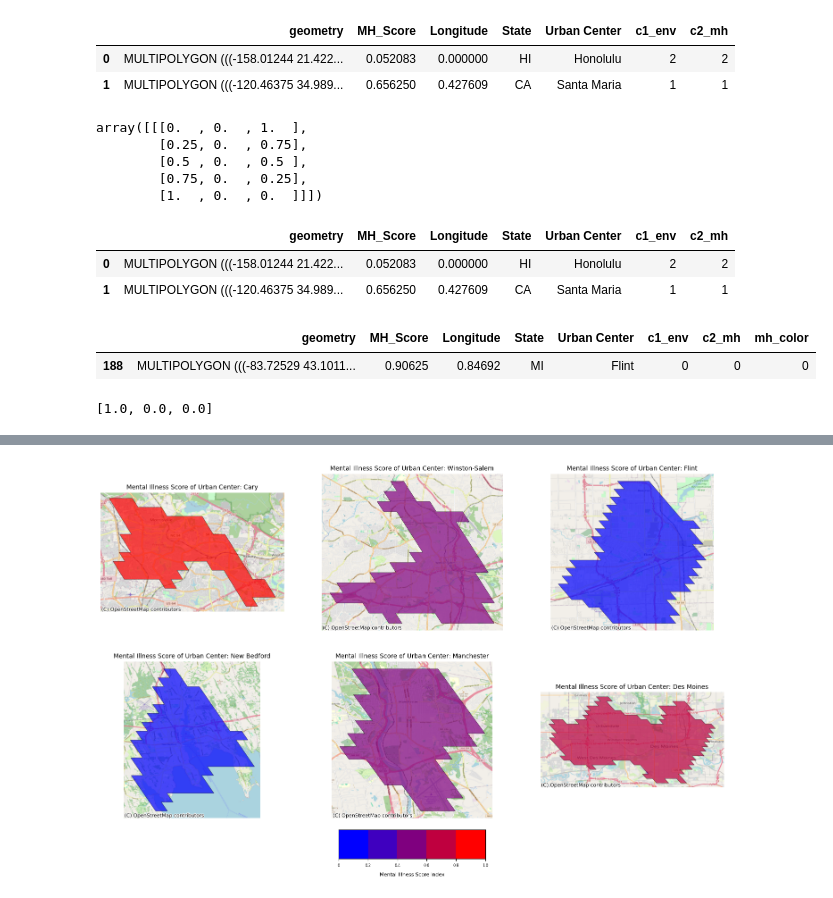
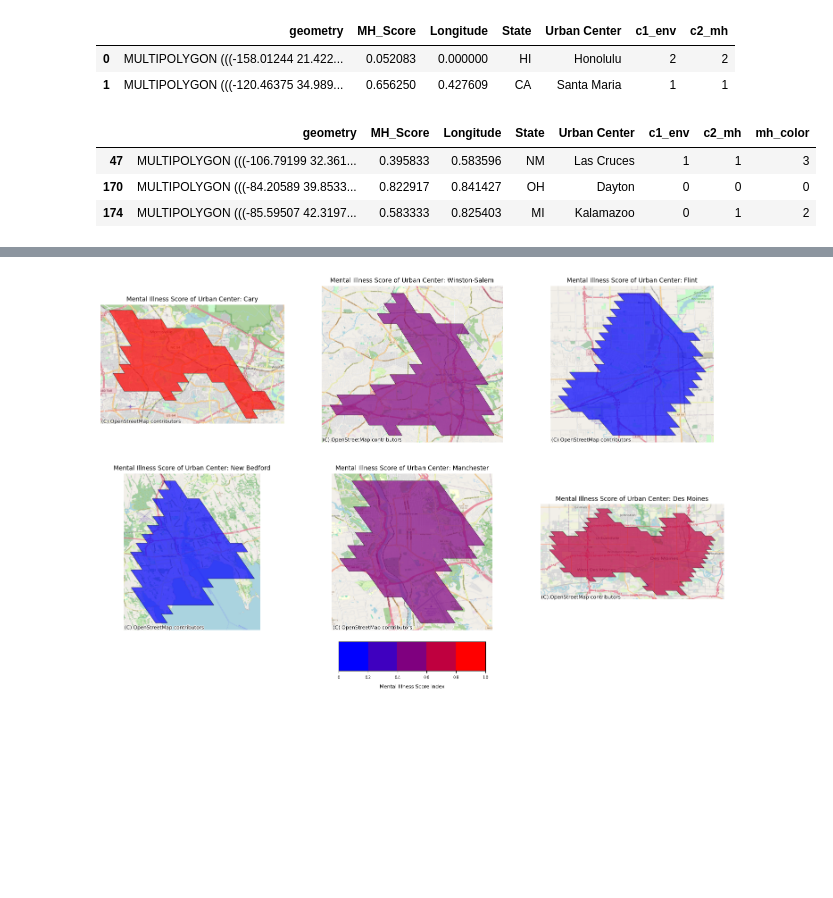
Before and after one commit to shuting2023/Natures_Rx, a Jupyter notebook: src/data_analysis.ipynb, the cells around one changed output, grey strips where cells are left out. Saved outputs shown, nothing was run; the diff lists cells and outputs as text; code cells hidden in the pictures; blank space fills up the shorter version.

```diff
--- a/src/data_analysis.ipynb
+++ b/src/data_analysis.ipynb
@@ -86,12 +39,6 @@ def mono_mikhailsirenko_colorscale(
 # %%
-c_lst = mono_mikhailsirenko_colorscale(
+# create color list for ledgend
+c_lst = map.mono_mikhailsirenko_colorscale(
     percentile = np.linspace(0.2, 1, 5),
     color_list=['#0000FF', '#FF0000']
 )
-c_lst
-# %% [output]
-array([[[0.  , 0.  , 1.  ],
-        [0.25, 0.  , 0.75],
-        [0.5 , 0.  , 0.5 ],
-        [0.75, 0.  , 0.25],
-        [1.  , 0.  , 0.  ]]])
@@ -121,18 +45,8 @@ def mono_assign_color_cells(
-# %%
-mh_score_df.head(2)
-# %% [output]
-|  | geometry | MH_Score | Longitude | State | Urban Center | c1_env | c2_mh |
-| 0 | MULTIPOLYGON (((-158.01244 21.422... | 0.052083 | 0.000000 | HI | Honolulu | 2 | 2 |
-| 1 | MULTIPOLYGON (((-120.46375 34.989... | 0.656250 | 0.427609 | CA | Santa Maria | 1 | 1 |
 # %%
-color_df = mono_assign_color_cells(mh_score_df, mh_col = 'MH_Score', mh_color_02 = 'mh_color', percentile=np.linspace(0.2, 1, 5))
+color_df = map.mono_assign_color_cells(mh_score_df, mh_col = 'MH_Score', mh_color_02 = 'mh_color', percentile=np.linspace(0.2, 1, 5))
 color_df.sample(3)
-Test_df = color_df[color_df['Urban Center'] == 'Flint']
-Test_df
 # %% [output]
 |  | geometry | MH_Score | Longitude | State | Urban Center | c1_env | c2_mh | mh_color |
-| 188 | MULTIPOLYGON (((-83.72529 43.1011... | 0.90625 | 0.84692 | MI | Flint | 0 | 0 | 0 |
+| 47 | MULTIPOLYGON (((-106.79199 32.361... | 0.395833 | 0.583596 | NM | Las Cruces | 1 | 1 | 3 |
+| 170 | MULTIPOLYGON (((-84.20589 39.8533... | 0.822917 | 0.841427 | OH | Dayton | 0 | 0 | 0 |
+| 174 | MULTIPOLYGON (((-85.59507 42.3197... | 0.583333 | 0.825403 | MI | Kalamazoo | 0 | 1 | 2 |
-# %%
-c_lst[0][Test_df['mh_color']][0].tolist()
-# %% [output]
-[1.0, 0.0, 0.0]
```
Also changed, not shown: parts of 7 cells of this notebook, 4 other files.
